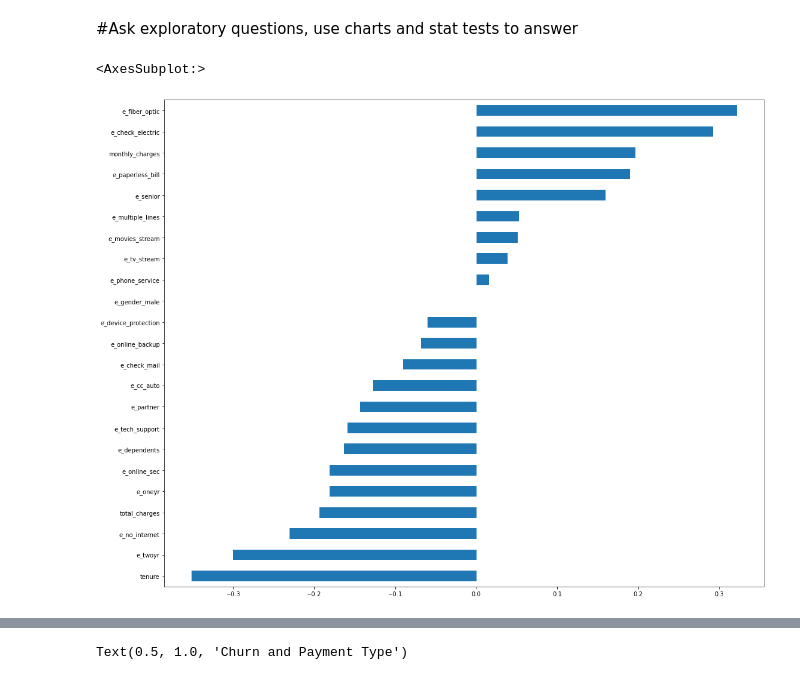
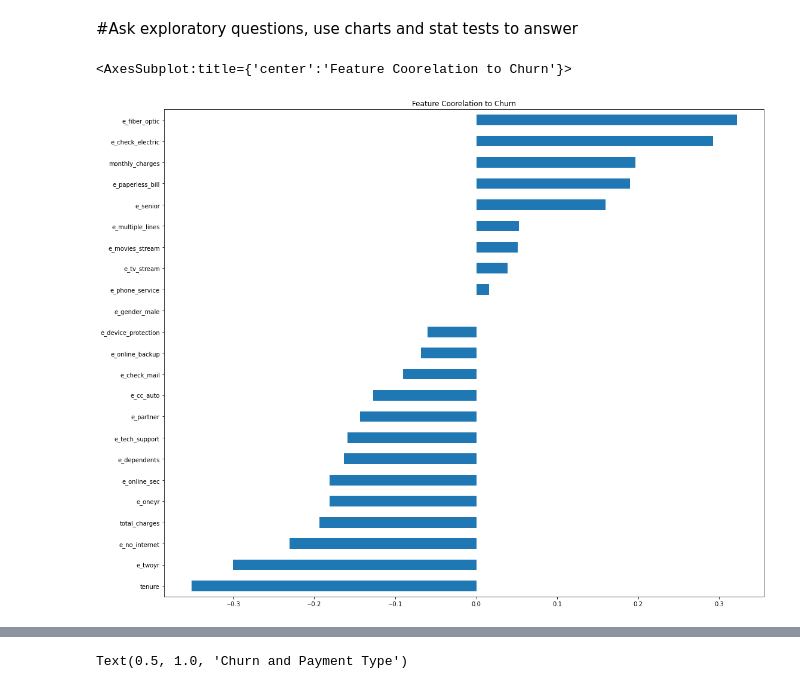
Before and after one commit to mindyshiben/telco_classification_project, a Jupyter notebook: final_report_telco.ipynb, the cells around one changed output, grey strips where cells are left out. Cells and saved outputs as stored; diff of their text form; code cells hidden in the pictures.

```diff
--- a/final_report_telco.ipynb
+++ b/final_report_telco.ipynb
@@ -175,9 +233,9 @@ train.shape, validate.shape, test.shape
 #Ask exploratory questions, use charts and stat tests to answer
 # %%
 plt.figure(figsize=(18,15))
-
+plt.title("Feature Coorelation to Churn")
 corr_chart = train.drop("e_churn", axis=1).corrwith(train['e_churn']).sort_values().plot.barh()
 corr_chart
 # %% [output]
-<AxesSubplot:>
+<AxesSubplot:title={'center':'Feature Coorelation to Churn'}>
-[figure, old version]
+[figure, new version]
```
Also changed, not shown: parts of 51 cells of this notebook, 1 other file.
